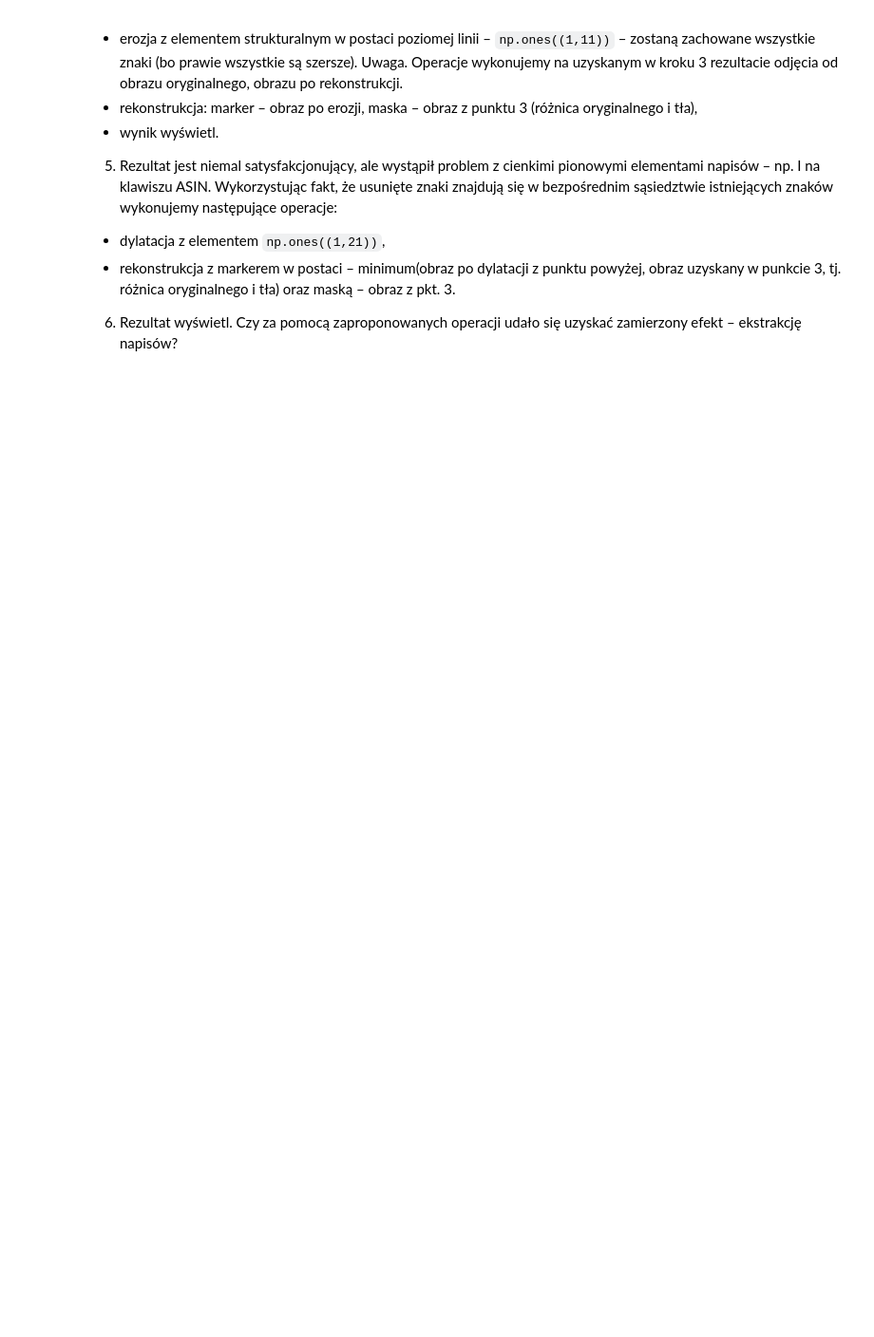
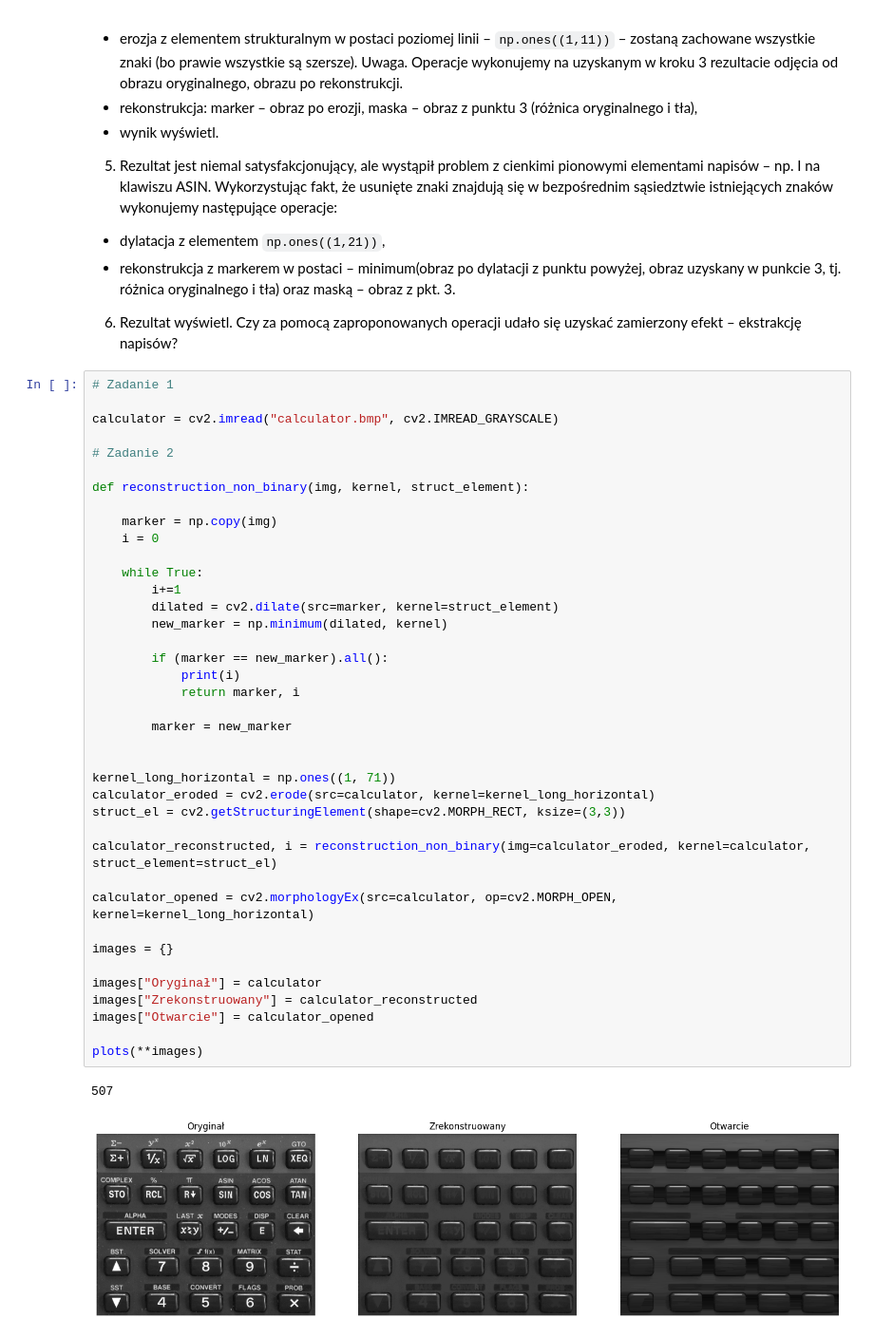
Before and after one commit to DziqG2NK/Wstep-do-cyfrowego-przetwarzania-obrazow, a Jupyter notebook: zajecia_7/10_morphology.ipynb, the cells around one changed output. Shown at 95% size. Drawn from its saved outputs; the diff is of its cells as text; blank space fills up the shorter version.

Commit message:
Calculator exercise done

```diff
--- a/zajecia_7/10_morphology.ipynb
+++ b/zajecia_7/10_morphology.ipynb
@@ -438,3 +438,45 @@ plots(columns=2, **images)
   - dylatacja z elementem `np.ones((1,21))`,
   - rekonstrukcja z markerem w postaci – minimum(obraz po dylatacji z punktu powyżej, obraz uzyskany w punkcie 3, tj. różnica oryginalnego i tła) oraz maską – obraz z pkt. 3.
 6. Rezultat wyświetl. Czy za pomocą zaproponowanych operacji udało się uzyskać zamierzony efekt – ekstrakcję napisów?
+# %%
+# Zadanie 1
+
+calculator = cv2.imread("calculator.bmp", cv2.IMREAD_GRAYSCALE)
+
+# Zadanie 2
+
+def reconstruction_non_binary(img, kernel, struct_element):
+
+    marker = np.copy(img)
+    i = 0
+
+    while True:
+        i+=1
+        dilated = cv2.dilate(src=marker, kernel=struct_element)
+        new_marker = np.minimum(dilated, kernel)
+
+        if (marker == new_marker).all():
+            print(i)
+            return marker, i
+
+        marker = new_marker
+
+
+kernel_long_horizontal = np.ones((1, 71))
+calculator_eroded = cv2.erode(src=calculator, kernel=kernel_long_horizontal)
+struct_el = cv2.getStructuringElement(shape=cv2.MORPH_RECT, ksize=(3,3))
+
+calculator_reconstructed, i = reconstruction_non_binary(img=calculator_eroded, kernel=calculator, struct_element=struct_el)
+
+calculator_opened = cv2.morphologyEx(src=calculator, op=cv2.MORPH_OPEN, kernel=kernel_long_horizontal)
+
+images = {}
+
+images["Oryginał"] = calculator
+images["Zrekonstruowany"] = calculator_reconstructed
+images["Otwarcie"] = calculator_opened
+
+plots(**images)
+# %% [output]
+507
+[figure, added]
```
Also changed, not shown: parts of 3 cells of this notebook.
